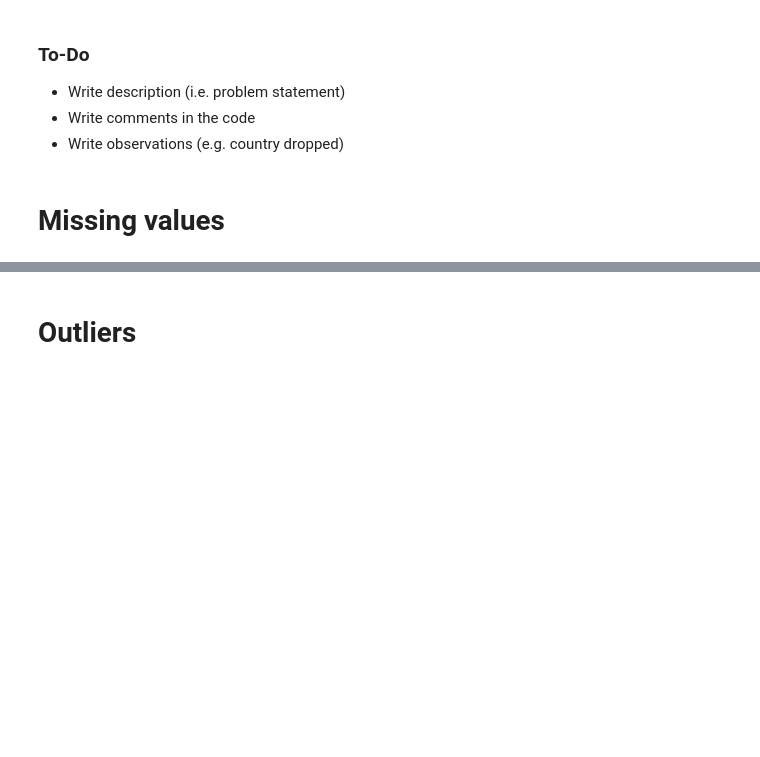
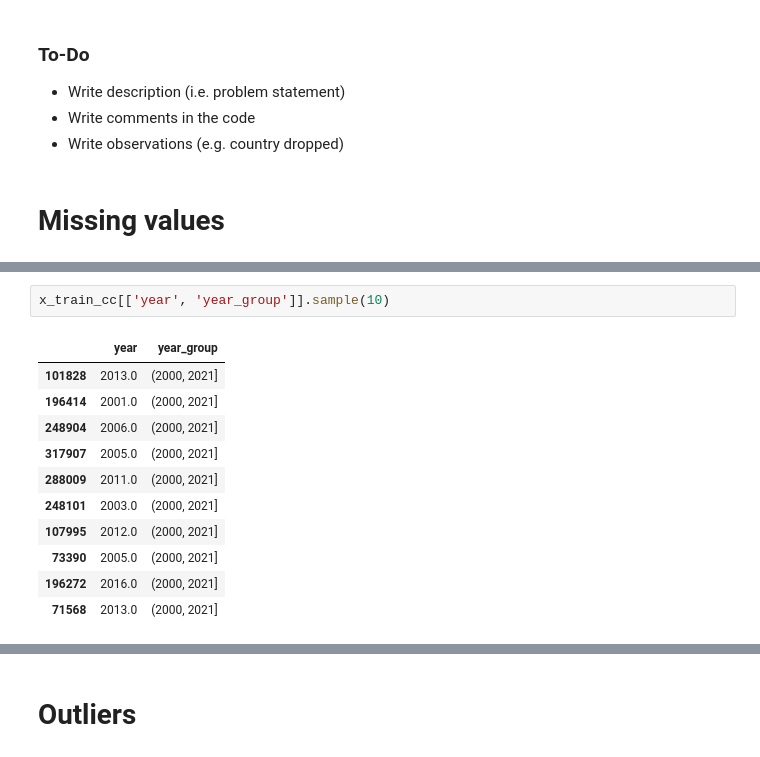
Before and after one commit to ioannismesionis/used-vehicles-prices-craigslist, a Jupyter notebook: initial_notebook.ipynb, the cells around one changed output, grey strips where cells are left out. Saved outputs shown, nothing was run; the diff lists cells and outputs as text; blank space fills up the shorter version.

```diff
--- a/initial_notebook.ipynb
+++ b/initial_notebook.ipynb
@@ -231,0 +337,14 @@ df_copy.head()
+# %%
+x_train_cc[['year', 'year_group']].sample(10)
+# %% [output]
+|  | year | year_group |
+| 101828 | 2013.0 | (2000, 2021] |
+| 196414 | 2001.0 | (2000, 2021] |
+| 248904 | 2006.0 | (2000, 2021] |
+| 317907 | 2005.0 | (2000, 2021] |
+| 288009 | 2011.0 | (2000, 2021] |
+| 248101 | 2003.0 | (2000, 2021] |
+| 107995 | 2012.0 | (2000, 2021] |
+| 73390 | 2005.0 | (2000, 2021] |
+| 196272 | 2016.0 | (2000, 2021] |
+| 71568 | 2013.0 | (2000, 2021] |
```
Also changed, not shown: parts of 32 cells of this notebook.
